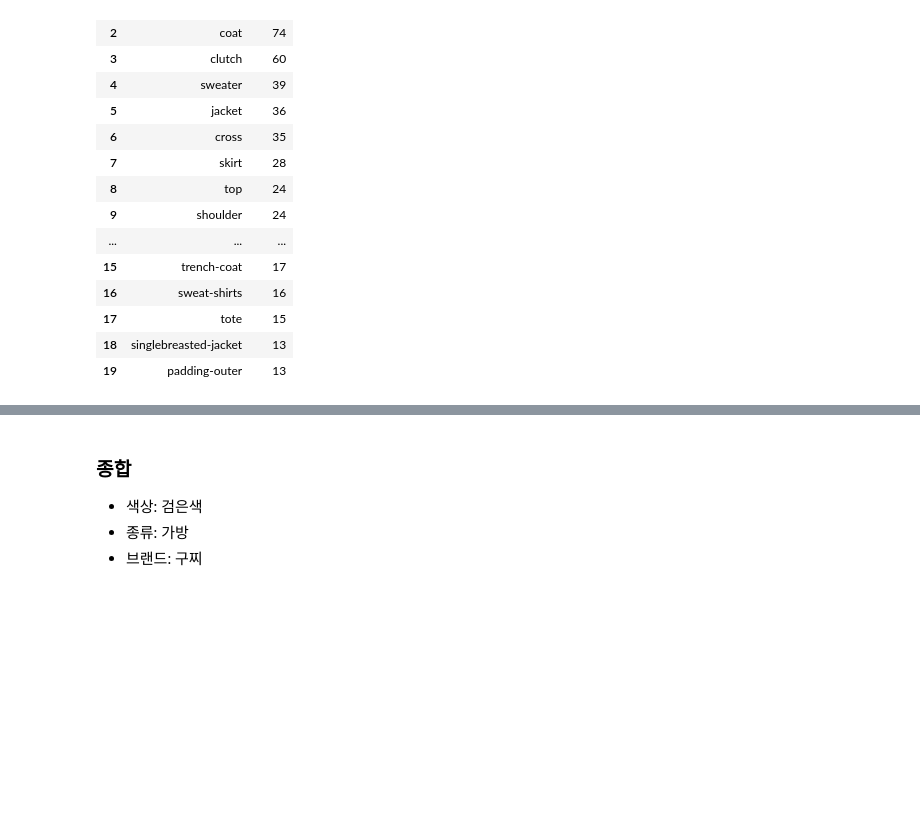
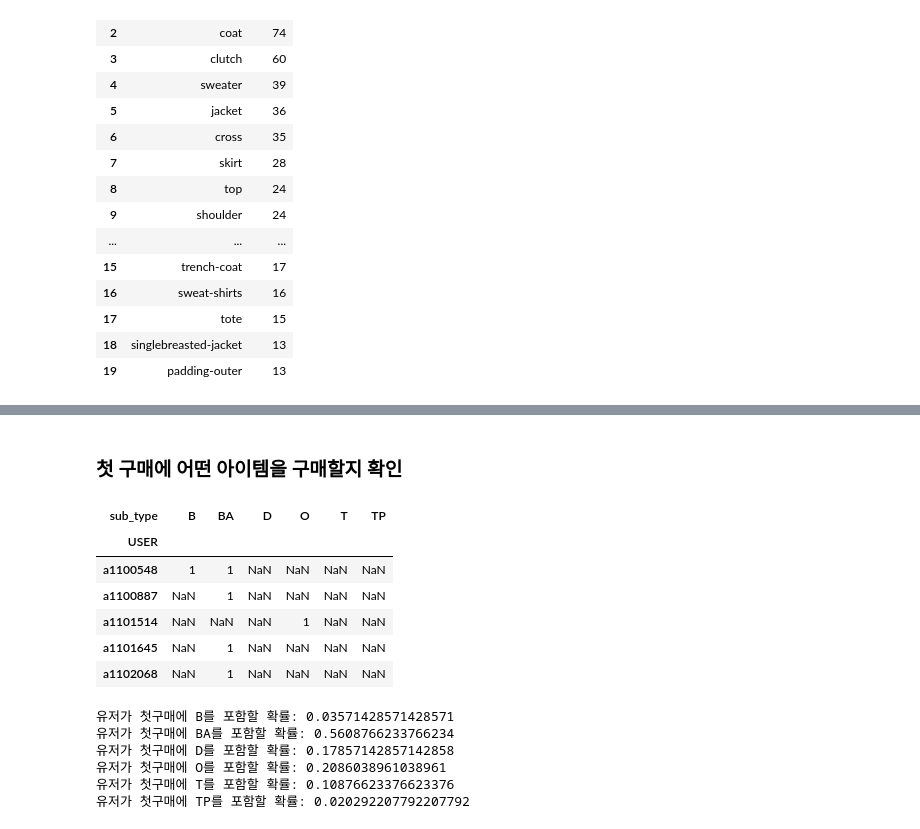
Before and after one commit to ilikeinow12/team2_wanted_onboarding, a Jupyter notebook: Project_no.3/Project3_draft.ipynb, the cells around one changed output, grey strips where cells are left out. Cells and saved outputs as stored; diff of their text form; code cells hidden in the pictures; blank space fills up the shorter version.

```diff
--- a/Project_no.3/Project3_draft.ipynb
+++ b/Project_no.3/Project3_draft.ipynb
@@ -392,5 +400,28 @@ plt.show()
-# %% [markdown]
-### 종합
-* 색상: 검은색
-* 종류: 가방
-* 브랜드: 구찌
+# %% [markdown]
+### 첫 구매에 어떤 아이템을 구매할지 확인
+# %%
+temp = pd.DataFrame(data.groupby(['USER','sub_type']).count()['goodsnm'].unstack())
+temp.head()
+# %% [output]
+| sub_type | B | BA | D | O | T | TP |
+| USER |  |  |  |  |  |  |
+| a1100548 | 1 | 1 | NaN | NaN | NaN | NaN |
+| a1100887 | NaN | 1 | NaN | NaN | NaN | NaN |
+| a1101514 | NaN | NaN | NaN | 1 | NaN | NaN |
+| a1101645 | NaN | 1 | NaN | NaN | NaN | NaN |
+| a1102068 | NaN | 1 | NaN | NaN | NaN | NaN |
+# %%
+# user의 첫구매의 sub_type
+print("유저가 첫구매에 B를 포함할 확률:",temp['B'].notnull().sum()/len(temp))
+print("유저가 첫구매에 BA를 포함할 확률:",temp['BA'].notnull().sum()/len(temp))
+print("유저가 첫구매에 D를 포함할 확률:",temp['D'].notnull().sum()/len(temp))
+print("유저가 첫구매에 O를 포함할 확률:",temp['O'].notnull().sum()/len(temp))
+print("유저가 첫구매에 T를 포함할 확률:",temp['T'].notnull().sum()/len(temp))
+print("유저가 첫구매에 TP를 포함할 확률:",temp['TP'].notnull().sum()/len(temp))
+# %% [output]
+유저가 첫구매에 B를 포함할 확률: 0.03571428571428571
+유저가 첫구매에 BA를 포함할 확률: 0.5608766233766234
+유저가 첫구매에 D를 포함할 확률: 0.17857142857142858
+유저가 첫구매에 O를 포함할 확률: 0.2086038961038961
+유저가 첫구매에 T를 포함할 확률: 0.10876623376623376
+유저가 첫구매에 TP를 포함할 확률: 0.020292207792207792
```
Also changed, not shown: parts of 26 cells of this notebook.
